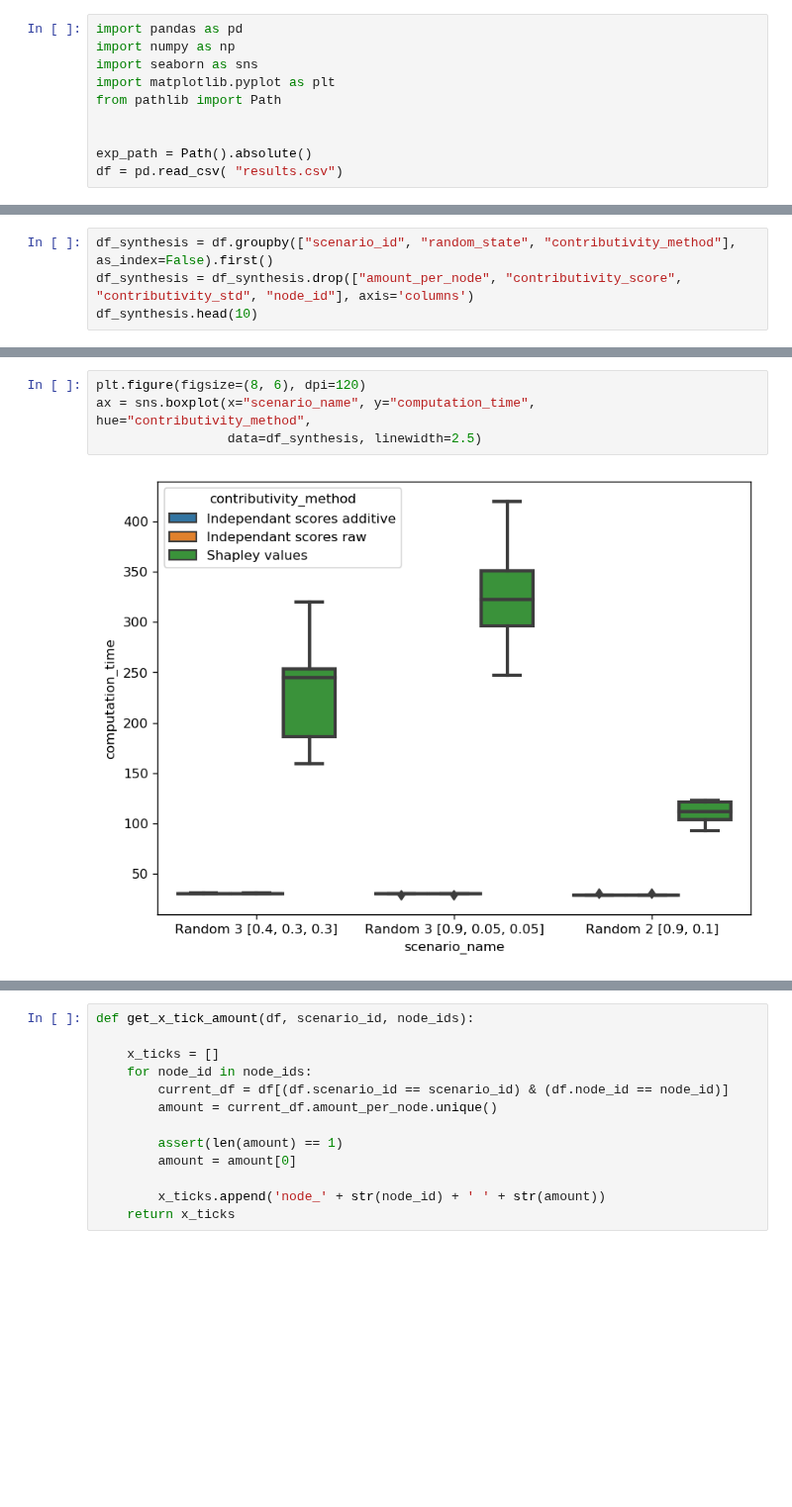
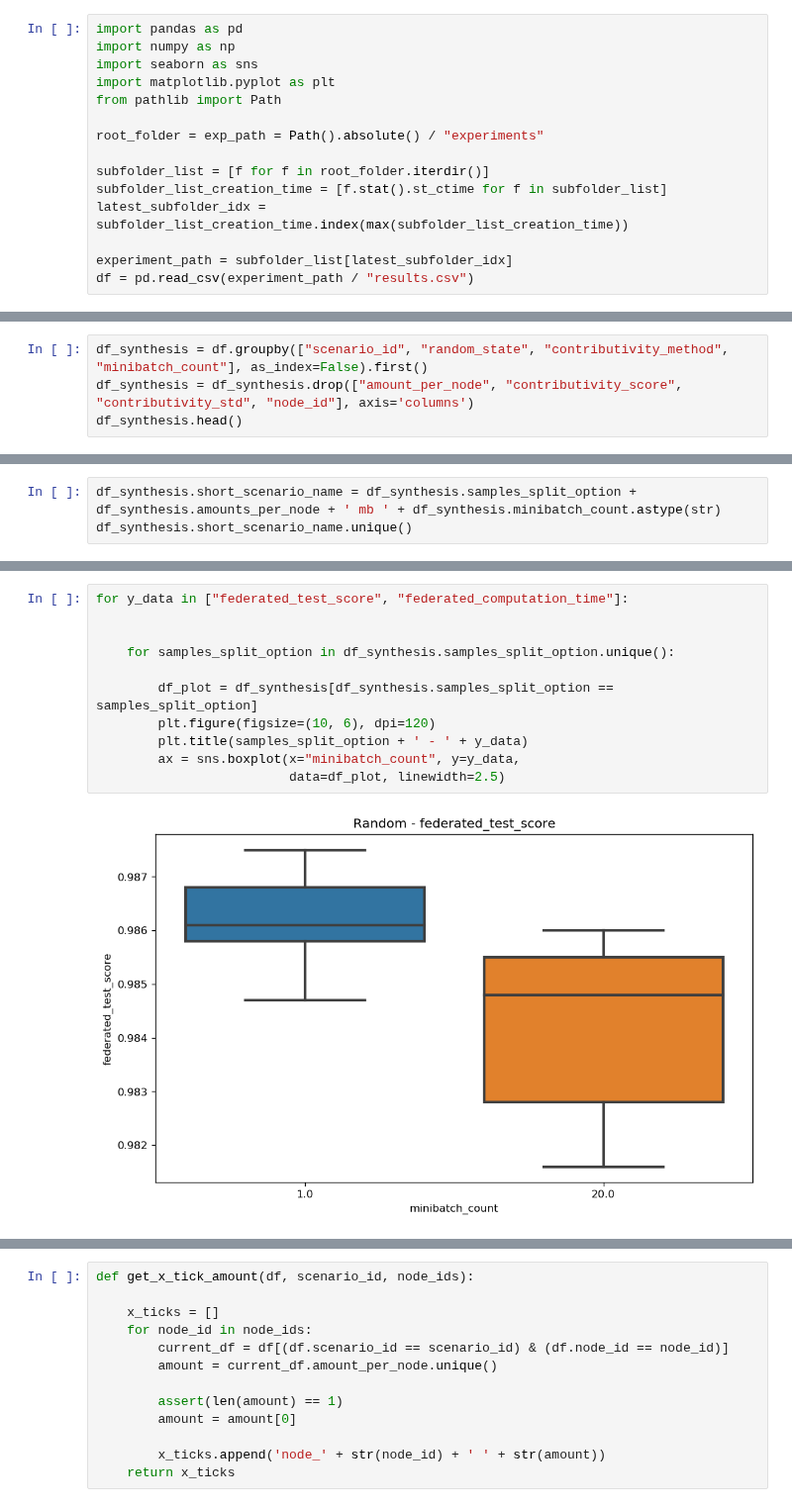
Before and after one commit to LabeliaLabs/distributed-learning-contributivity, a Jupyter notebook: analyse_results.ipynb, the cells around one changed output, grey strips where cells are left out. Shown at 99% size. Drawn from its saved outputs; the diff is of its cells as text; blank space fills up the shorter version.

Commit message:
Add minibatch count analysis

```diff
--- a/analyse_results.ipynb
+++ b/analyse_results.ipynb
@@ -5,9 +5,14 @@ import seaborn as sns
 import matplotlib.pyplot as plt
 from pathlib import Path
 
+root_folder = exp_path = Path().absolute() / "experiments"
 
-exp_path = Path().absolute()
-df = pd.read_csv( "results.csv")
+subfolder_list = [f for f in root_folder.iterdir()]
+subfolder_list_creation_time = [f.stat().st_ctime for f in subfolder_list]
+latest_subfolder_idx =  subfolder_list_creation_time.index(max(subfolder_list_creation_time))
+
+experiment_path = subfolder_list[latest_subfolder_idx]
+df = pd.read_csv(experiment_path / "results.csv")
 # %%
 print('Random state', df.random_state.unique())
 print('Scenario id', df.scenario_id.unique())
@@ -48,5 +52,5 @@ memory usage: 39.5+ KB
 # %%
-df_synthesis = df.groupby(["scenario_id", "random_state", "contributivity_method"], as_index=False).first()
+df_synthesis = df.groupby(["scenario_id", "random_state", "contributivity_method", "minibatch_count"], as_index=False).first()
 df_synthesis = df_synthesis.drop(["amount_per_node", "contributivity_score", "contributivity_std", "node_id"], axis='columns')
-df_synthesis.head(10)
+df_synthesis.head()
 # %% [output]
@@ -63,0 +63,3 @@ df_synthesis.head(10)
+# %%
+df_synthesis.short_scenario_name = df_synthesis.samples_split_option + df_synthesis.amounts_per_node + ' mb ' + df_synthesis.minibatch_count.astype(str)
+df_synthesis.short_scenario_name.unique()
@@ -64,6 +74,13 @@ df_synthesis.head(10)
 # %%
-plt.figure(figsize=(8, 6), dpi=120)
-ax = sns.boxplot(x="scenario_name", y="computation_time", hue="contributivity_method",
-                 data=df_synthesis, linewidth=2.5)
+for y_data in ["federated_test_score", "federated_computation_time"]:
+
+
+    for samples_split_option in df_synthesis.samples_split_option.unique():
+
+        df_plot = df_synthesis[df_synthesis.samples_split_option == samples_split_option]
+        plt.figure(figsize=(10, 6), dpi=120)
+        plt.title(samples_split_option + ' - ' + y_data)
+        ax = sns.boxplot(x="minibatch_count", y=y_data,
+                         data=df_plot, linewidth=2.5)
 # %% [output]
-[figure, old version]
+[figure, new version]
```
Also changed, not shown: parts of 6 cells of this notebook.
